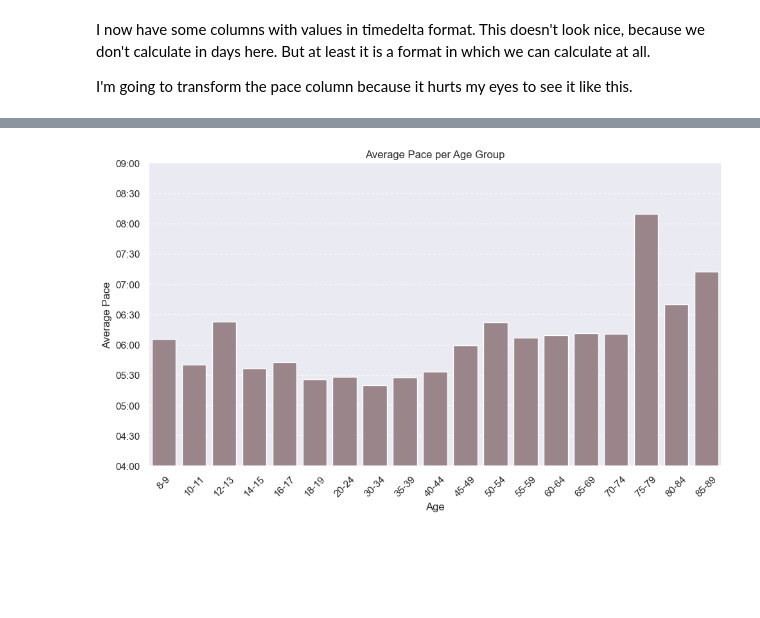
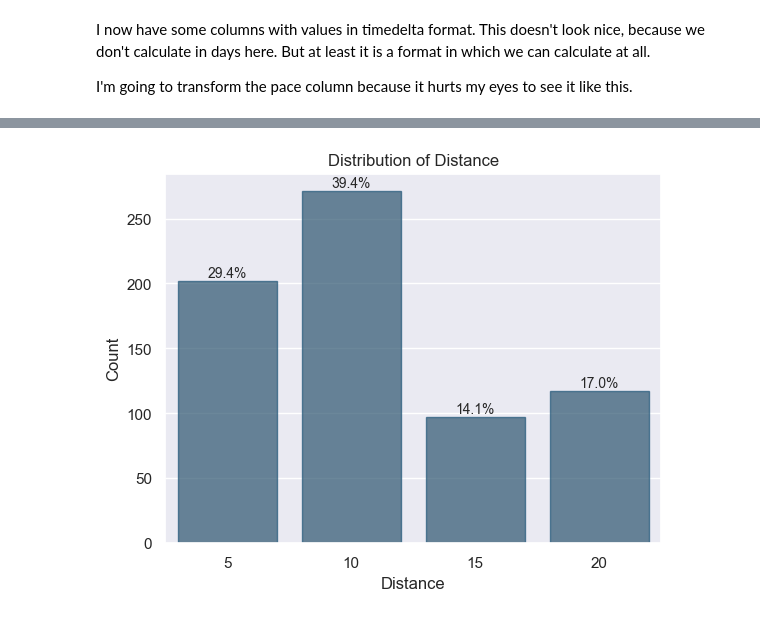
Before and after one commit to scheinmensch/Plaenterwaldlauf, a Jupyter notebook: Analysis.ipynb, the cells around one changed output, grey strips where cells are left out. Saved outputs shown, nothing was run; the diff lists cells and outputs as text; code cells hidden in the pictures; blank space fills up the shorter version.

```diff
--- a/Analysis.ipynb
+++ b/Analysis.ipynb
@@ -271,19 +266,18 @@ top_pace
-# %%
-data['pace_seconds'] = data['Pace'].apply(lambda x: x.hour * 3600 + x.minute * 60 + x.second)
-
-plt.figure(figsize=(10, 6))
-sns.barplot(data=data, x='Age', y='pace_seconds', color='#9d8189', order=age_order, errorbar=None)
-plt.xlabel('Age')
-plt.ylabel('Average Pace')
-plt.title('Average Pace per Age Group')
-plt.xticks(rotation=45)
-plt.grid(axis='y', linestyle='--', alpha=0.7)
-
-plt.ylim(240, 540)
-plt.yticks(range(240, 541, 30))
-plt.yticks(range(240, 541, 30), [str(pd.Timedelta(seconds=x))[-5:] for x in range(240, 541, 30)])
-
-plt.tight_layout()
-plt.show()
-# %% [output]
-[figure, removed]
+# %%
+ax = sns.countplot(x='Distance', data=data, color='#22577a',alpha=0.7,linewidth=1, edgecolor='#22577a')
+
+total_count = len(data['Distance'])
+for p in ax.patches:
+    height = p.get_height()
+    ax.text(p.get_x() + p.get_width() / 2.,
+            height + 3,
+            f'{height/total_count:.1%}',
+            ha='center', fontsize=10)
+
+plt.title('Distribution of Distance')
+plt.xlabel('Distance')
+plt.ylabel('Count')
+
+plt.show()
+# %% [output]
+[figure, added]
```
Also changed, not shown: parts of 20 cells of this notebook.
